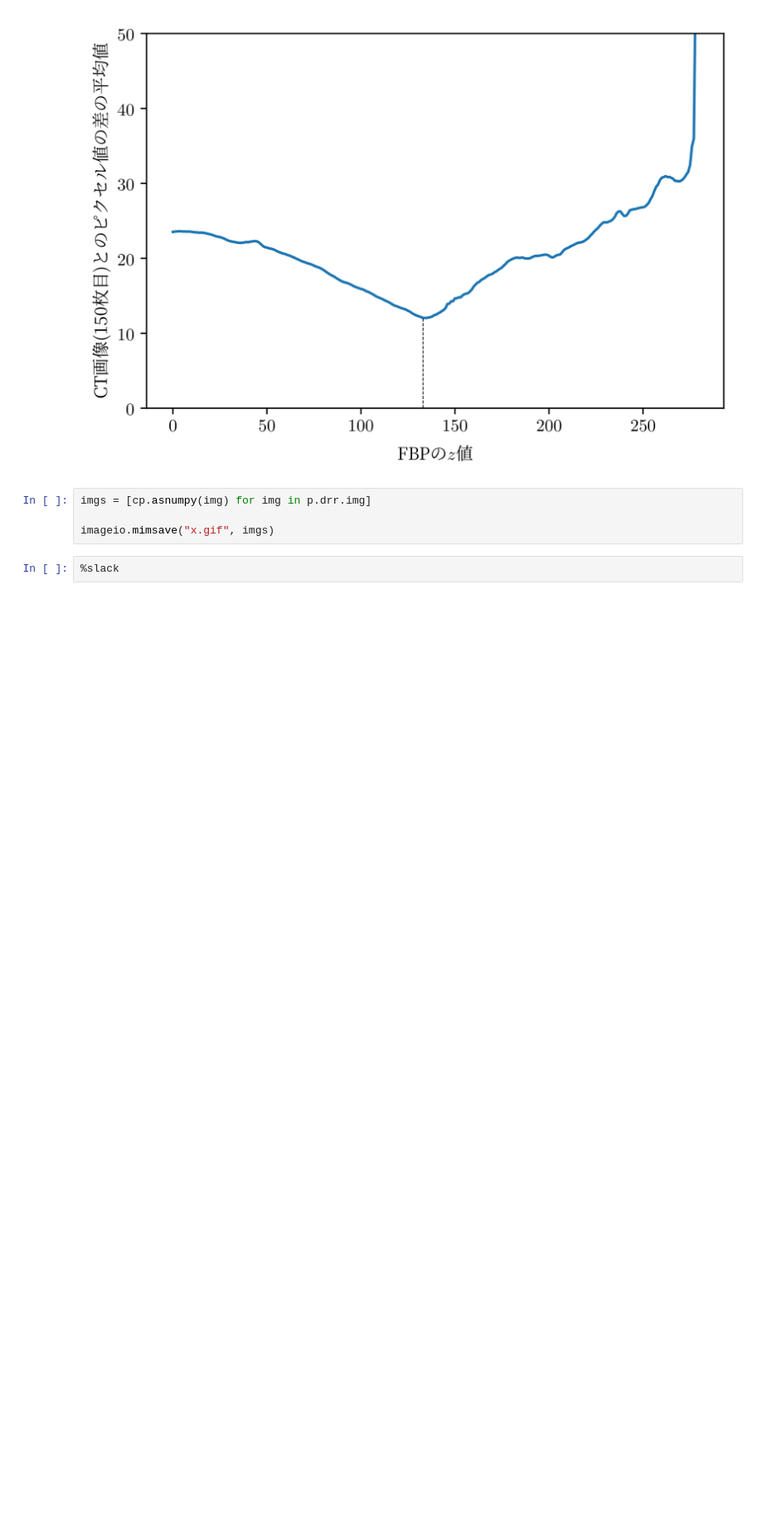
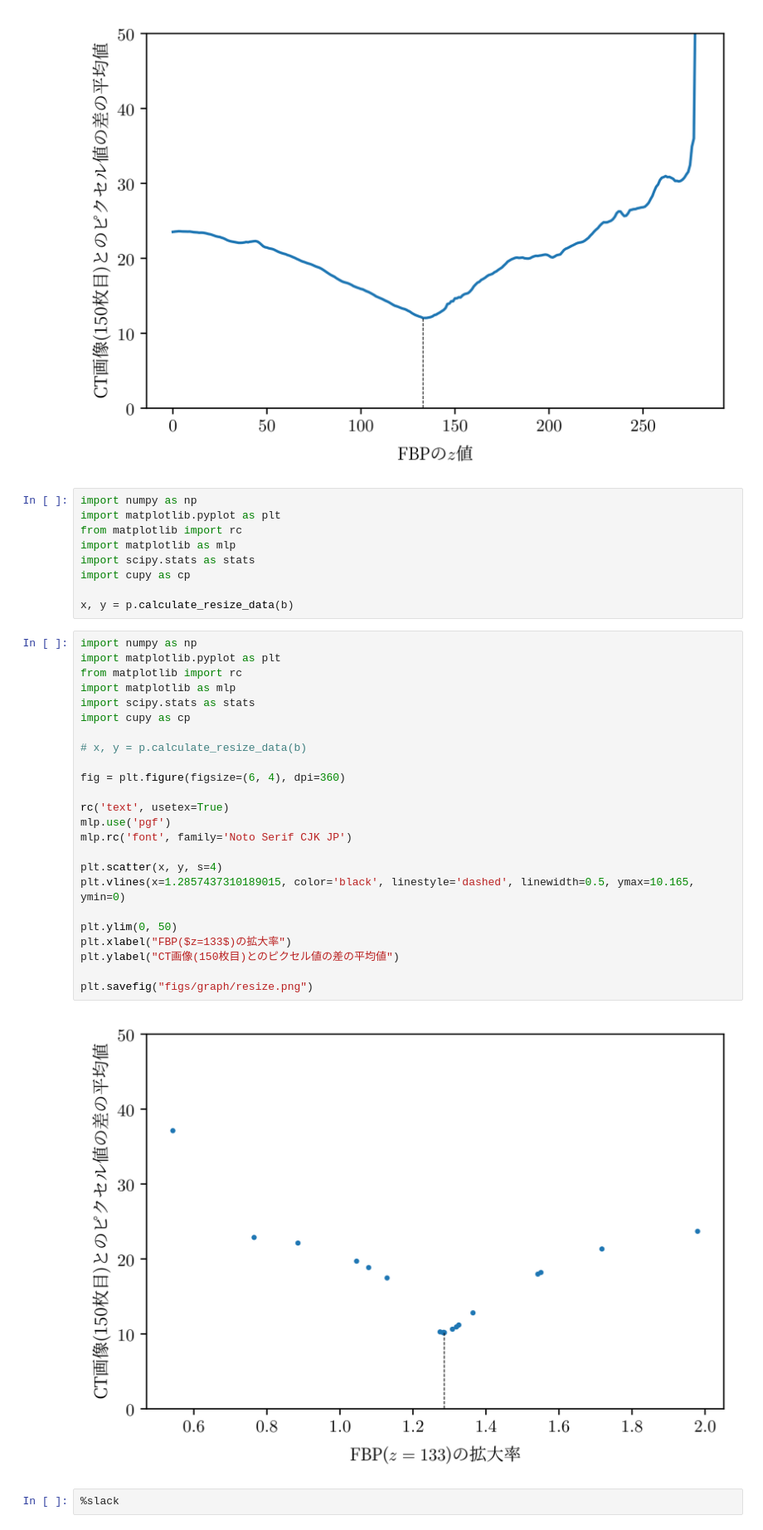
Before and after one commit to massanf/research2022, a Jupyter notebook: figures.ipynb, the cells around one changed output. Shown: that part at 83% size. Cells and saved outputs as stored; diff of their text form; blank space fills up the shorter version.

Commit message:
graphs

```diff
--- a/figures.ipynb
+++ b/figures.ipynb
@@ -137,10 +137,41 @@ plt.savefig("figs/graph/position.png")
 12.0338089015493
 133
 [figure]
-# %%
-imgs = [cp.asnumpy(img) for img in p.drr.img]
-
-imageio.mimsave("x.gif", imgs)
+# %%
+import numpy as np
+import matplotlib.pyplot as plt
+from matplotlib import rc
+import matplotlib as mlp
+import scipy.stats as stats
+import cupy as cp
+
+x, y = p.calculate_resize_data(b)
+# %%
+import numpy as np
+import matplotlib.pyplot as plt
+from matplotlib import rc
+import matplotlib as mlp
+import scipy.stats as stats
+import cupy as cp
+
+# x, y = p.calculate_resize_data(b)
+
+fig = plt.figure(figsize=(6, 4), dpi=360)
+
+rc('text', usetex=True)
+mlp.use('pgf')
+mlp.rc('font', family='Noto Serif CJK JP')
+
+plt.scatter(x, y, s=4)
+plt.vlines(x=1.2857437310189015, color='black', linestyle='dashed', linewidth=0.5, ymax=10.165, ymin=0)
+
+plt.ylim(0, 50)
+plt.xlabel("FBP($z=133$)の拡大率")
+plt.ylabel("CT画像(150枚目)とのピクセル値の差の平均値")
+
+plt.savefig("figs/graph/resize.png")
+# %% [output]
+[figure, added]
 # %%
 %slack
 # %%
```
Also changed, not shown: parts of 3 cells of this notebook, 2 other files.
